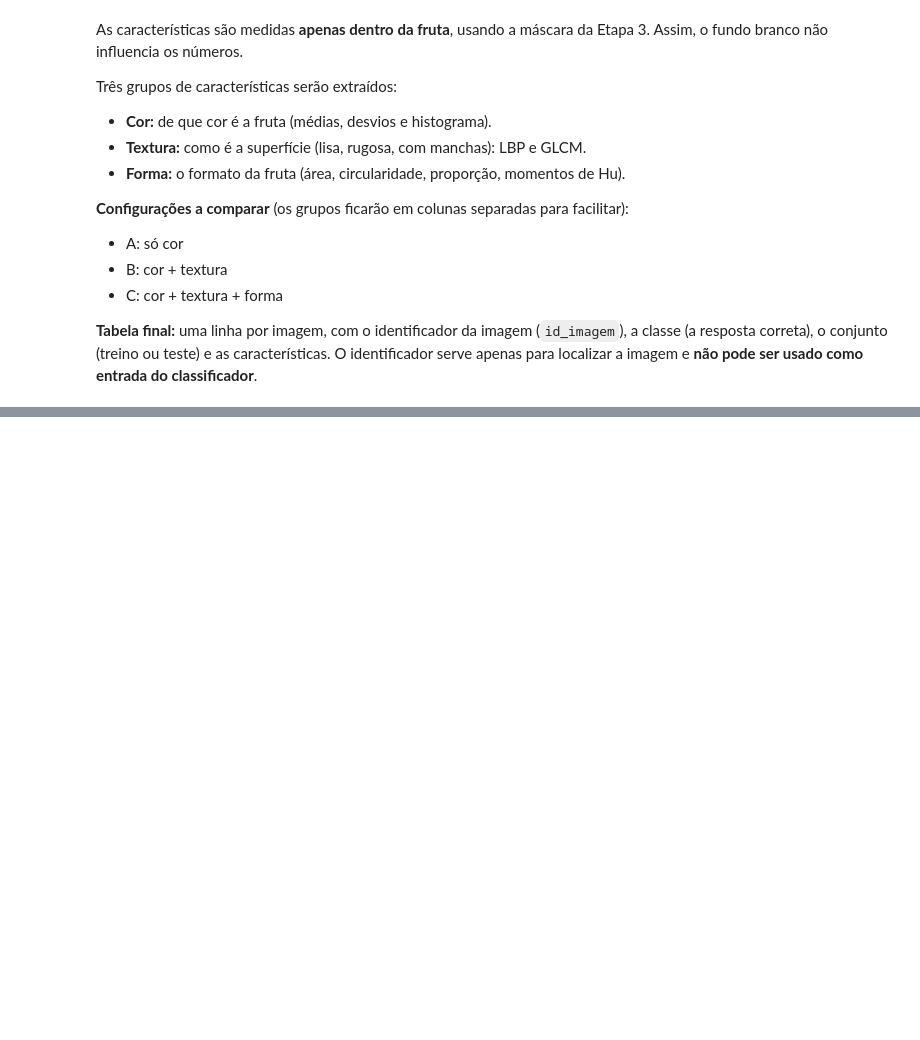
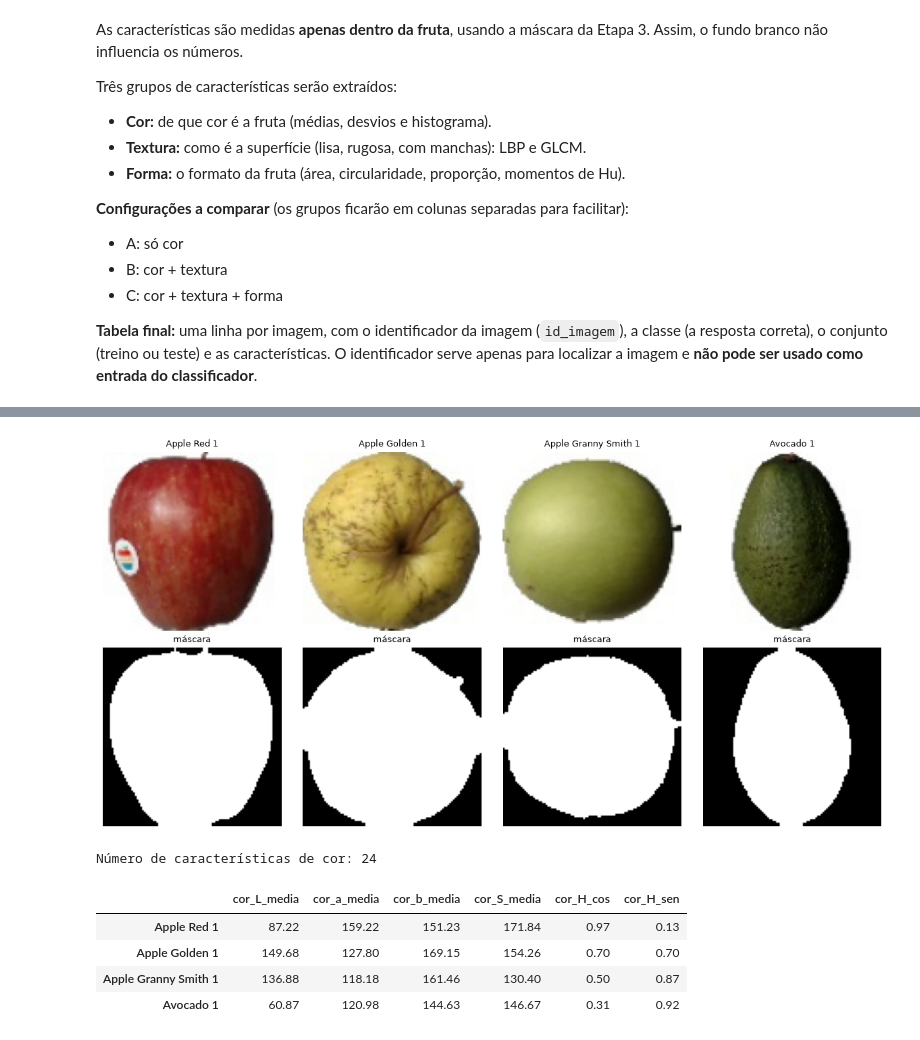
Before and after one commit to HellenLavyne/Computer-vision-applied-to-food-classification, a Jupyter notebook: 04_extracao_caracteristicas_e_dataframe.ipynb, the cells around one changed output, grey strips where cells are left out. Cells and saved outputs as stored; diff of their text form; code cells hidden in the pictures; blank space fills up the shorter version.

```diff
--- a/04_extracao_caracteristicas_e_dataframe.ipynb
+++ b/04_extracao_caracteristicas_e_dataframe.ipynb
@@ -82,0 +133,68 @@ ModuleNotFoundError: No module named 'preprocessamento'
+# %%
+# ============================================================
+# 4.1 - Características de COR (medidas só dentro da fruta)
+# Para cada imagem calculamos:
+#   - média e desvio de L, a, b (Lab) e de S, V (HSV)
+#   - H tratado como roda de cores: média do cosseno e do seno
+#   - histograma do H em 12 faixas (fração de pixels em cada faixa de cor)
+# ============================================================
+
+def caracteristicas_cor(img_rgb, mascara):
+    """Devolve um dicionário {nome_da_característica: valor}."""
+    dentro = mascara > 0                          # True onde é fruta
+    lab = cv2.cvtColor(img_rgb, cv2.COLOR_RGB2LAB)
+    hsv = cv2.cvtColor(img_rgb, cv2.COLOR_RGB2HSV)
+
+    carac = {}
+
+    # Média e desvio de cada canal, só nos pixels da fruta
+    canais = {"L": lab[..., 0], "a": lab[..., 1], "b": lab[..., 2],
+              "S": hsv[..., 1], "V": hsv[..., 2]}
+    for nome, canal in canais.items():
+        valores = canal[dentro].astype(np.float32)
+        carac[f"cor_{nome}_media"] = valores.mean()
+        carac[f"cor_{nome}_desvio"] = valores.std()
+
+    # H como roda de cores: no OpenCV H vai de 0 a 179, então ângulo = H * 2 graus
+    h = hsv[..., 0][dentro].astype(np.float32)
+    angulo = np.deg2rad(h * 2)
+    carac["cor_H_cos"] = np.cos(angulo).mean()
+    carac["cor_H_sen"] = np.sin(angulo).mean()
+
+    # Histograma do H: fração de pixels em cada uma das 12 faixas de cor
+    hist, _ = np.histogram(h, bins=12, range=(0, 180))
+    hist = hist / max(hist.sum(), 1)              # vira fração (soma = 1)
+    for i, valor in enumerate(hist):
+        carac[f"cor_H_hist{i:02d}"] = valor
+
+    return carac
+
+# --- Teste em 4 imagens do treino (uma maçã vermelha, uma amarela, uma verde, um abacate) ---
+exemplos = ["Apple Red 1", "Apple Golden 1", "Apple Granny Smith 1", "Avocado 1"]
+linhas = {}
+
+fig, axes = plt.subplots(2, 4, figsize=(12, 6))
+for j, classe in enumerate(exemplos):
+    caminho = df_treino[df_treino["classe"] == classe].sample(1, random_state=3)["caminho"].iloc[0]
+    img = preprocessar(carregar_rgb(caminho))
+    mascara = segmentar(img, "uniao")
+    linhas[classe] = caracteristicas_cor(img, mascara)
+
+    axes[0, j].imshow(img);                axes[0, j].set_title(classe, fontsize=9)
+    axes[1, j].imshow(mascara, cmap="gray"); axes[1, j].set_title("máscara", fontsize=9)
+for ax in axes.ravel():
+    ax.axis("off")
+plt.tight_layout()
+plt.show()
+
+tabela = pd.DataFrame(linhas).T
+print("Número de características de cor:", tabela.shape[1])
+display(tabela[["cor_L_media", "cor_a_media", "cor_b_media", "cor_S_media", "cor_H_cos", "cor_H_sen"]].round(2))
+# %% [output]
+[figure, added]
+Número de características de cor: 24
+|  | cor_L_media | cor_a_media | cor_b_media | cor_S_media | cor_H_cos | cor_H_sen |
+| Apple Red 1 | 87.22 | 159.22 | 151.23 | 171.84 | 0.97 | 0.13 |
+| Apple Golden 1 | 149.68 | 127.80 | 169.15 | 154.26 | 0.70 | 0.70 |
+| Apple Granny Smith 1 | 136.88 | 118.18 | 161.46 | 130.40 | 0.50 | 0.87 |
+| Avocado 1 | 60.87 | 120.98 | 144.63 | 146.67 | 0.31 | 0.92 |
```
Also changed, not shown: parts of 20 cells of this notebook, 4 other files.
